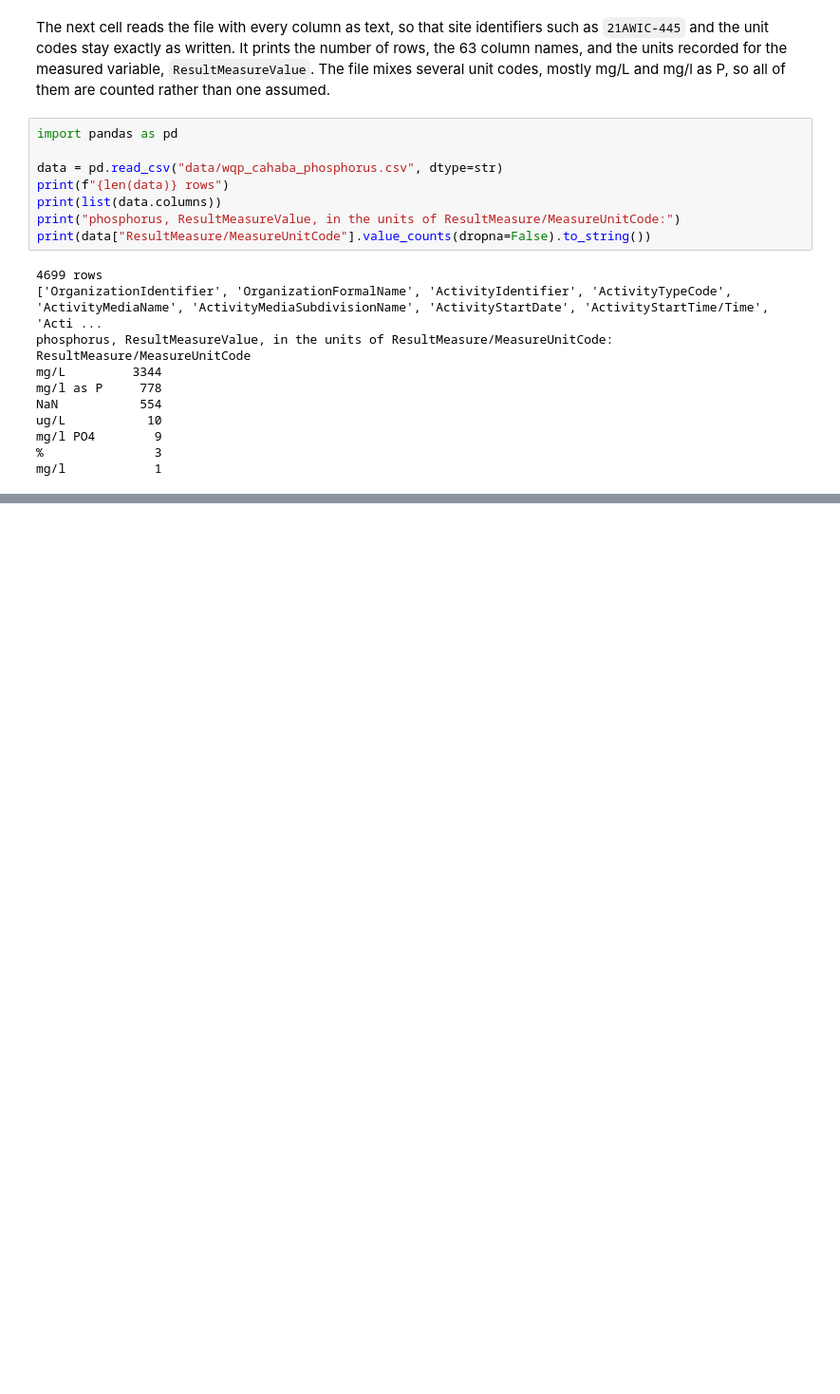
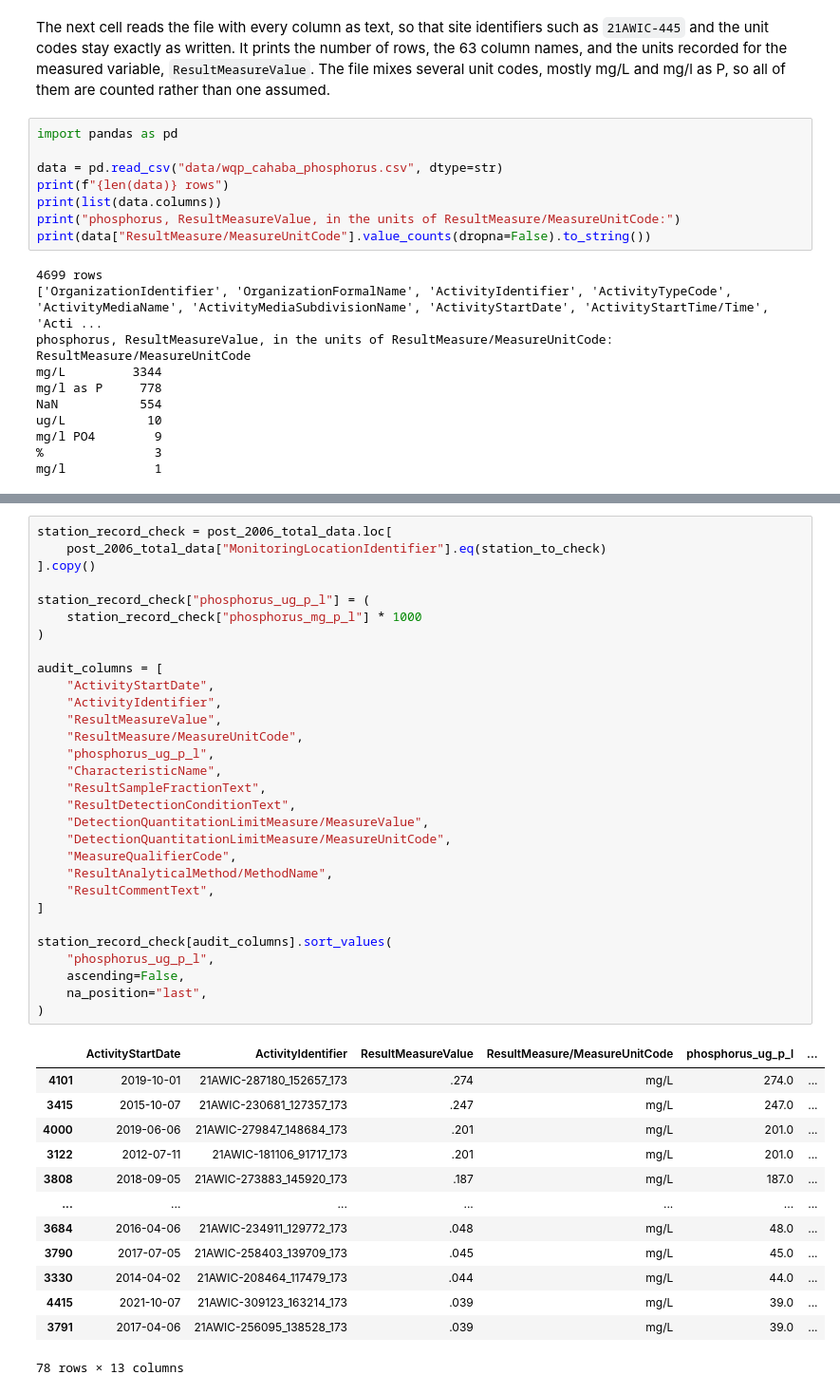
Before and after one commit to jlsouth1/chem527_project, a Jupyter notebook: topic.ipynb, the cells around one changed output, grey strips where cells are left out. Shown at 95% size. Saved outputs shown, nothing was run; the diff lists cells and outputs as text; blank space fills up the shorter version.

```diff
--- a/topic.ipynb
+++ b/topic.ipynb
@@ -28,0 +965,44 @@ mg/l            1
+# %%
+station_record_check = post_2006_total_data.loc[
+    post_2006_total_data["MonitoringLocationIdentifier"].eq(station_to_check)
+].copy()
+
+station_record_check["phosphorus_ug_p_l"] = (
+    station_record_check["phosphorus_mg_p_l"] * 1000
+)
+
+audit_columns = [
+    "ActivityStartDate",
+    "ActivityIdentifier",
+    "ResultMeasureValue",
+    "ResultMeasure/MeasureUnitCode",
+    "phosphorus_ug_p_l",
+    "CharacteristicName",
+    "ResultSampleFractionText",
+    "ResultDetectionConditionText",
+    "DetectionQuantitationLimitMeasure/MeasureValue",
+    "DetectionQuantitationLimitMeasure/MeasureUnitCode",
+    "MeasureQualifierCode",
+    "ResultAnalyticalMethod/MethodName",
+    "ResultCommentText",
+]
+
+station_record_check[audit_columns].sort_values(
+    "phosphorus_ug_p_l",
+    ascending=False,
+    na_position="last",
+)
+# %% [output]
+|  | ActivityStartDate | ActivityIdentifier | ResultMeasureValue | ResultMeasure/MeasureUnitCode | phosphorus_ug_p_l | ... |
+| 4101 | 2019-10-01 | 21AWIC-287180_152657_173 | .274 | mg/L | 274.0 | ... |
+| 3415 | 2015-10-07 | 21AWIC-230681_127357_173 | .247 | mg/L | 247.0 | ... |
+| 4000 | 2019-06-06 | 21AWIC-279847_148684_173 | .201 | mg/L | 201.0 | ... |
+| 3122 | 2012-07-11 | 21AWIC-181106_91717_173 | .201 | mg/L | 201.0 | ... |
+| 3808 | 2018-09-05 | 21AWIC-273883_145920_173 | .187 | mg/L | 187.0 | ... |
+| ... | ... | ... | ... | ... | ... | ... |
+| 3684 | 2016-04-06 | 21AWIC-234911_129772_173 | .048 | mg/L | 48.0 | ... |
+| 3790 | 2017-07-05 | 21AWIC-258403_139709_173 | .045 | mg/L | 45.0 | ... |
+| 3330 | 2014-04-02 | 21AWIC-208464_117479_173 | .044 | mg/L | 44.0 | ... |
+| 4415 | 2021-10-07 | 21AWIC-309123_163214_173 | .039 | mg/L | 39.0 | ... |
+| 3791 | 2017-04-06 | 21AWIC-256095_138528_173 | .039 | mg/L | 39.0 | ... |
+78 rows × 13 columns
```
Also changed, not shown: parts of 34 cells of this notebook, 4 other files.
